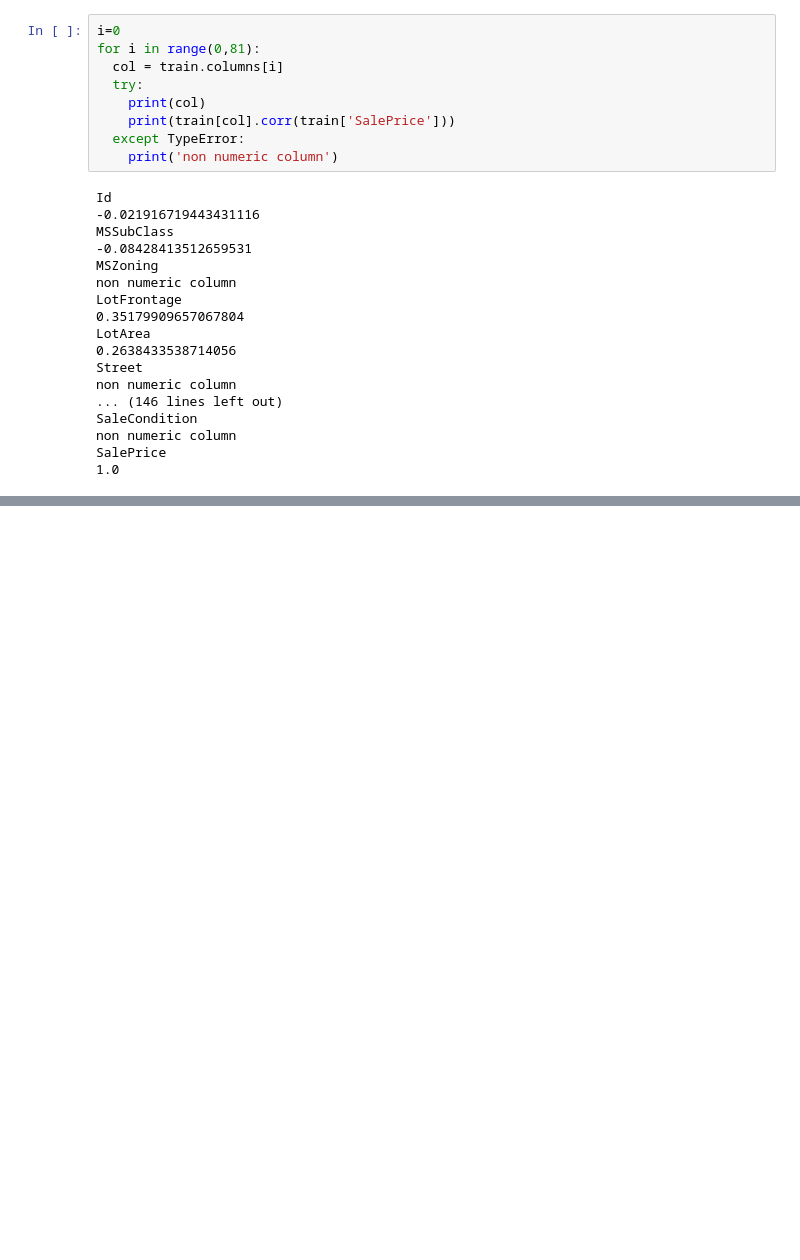
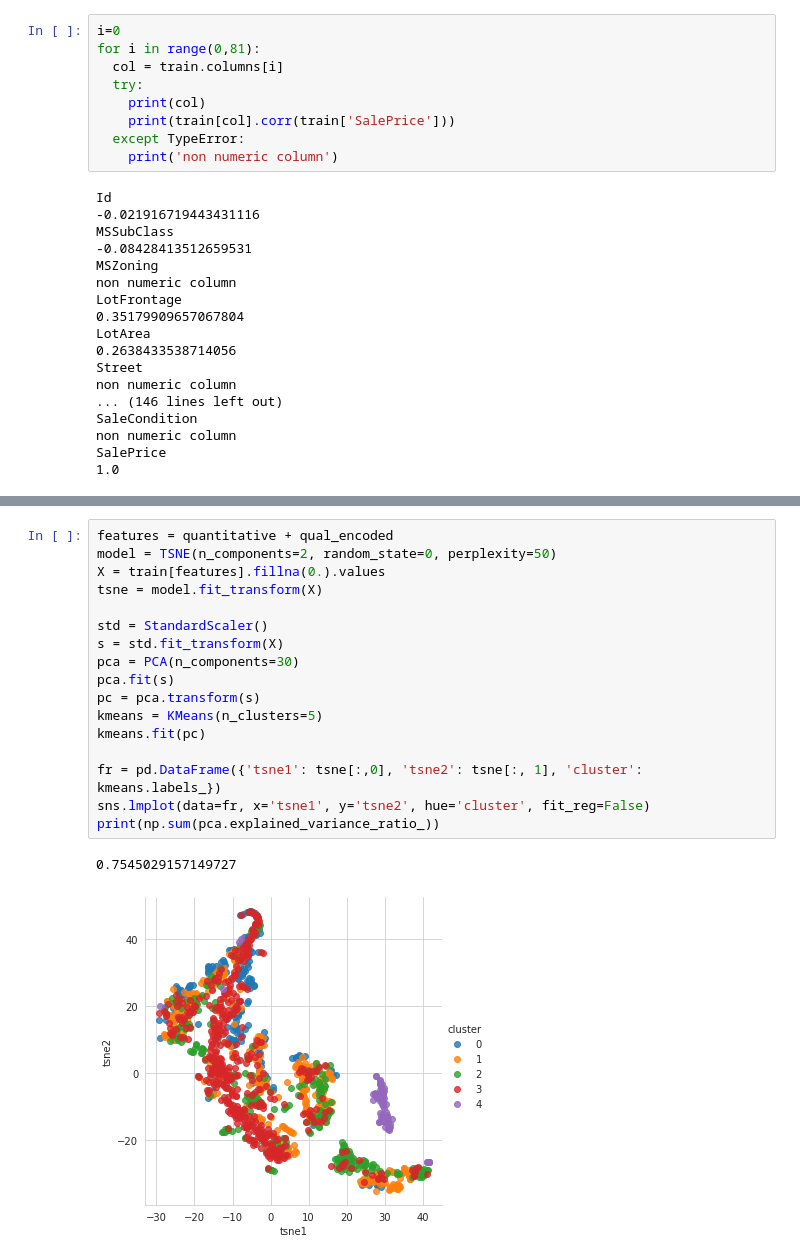
Before and after one commit to samp3209/ChamplainDataScienceClub, a Jupyter notebook: HousingRegression.ipynb, the cells around one changed output, grey strips where cells are left out. Saved outputs shown, nothing was run; the diff lists cells and outputs as text; blank space fills up the shorter version.

```diff
--- a/HousingRegression.ipynb
+++ b/HousingRegression.ipynb
@@ -85,0 +172,20 @@ SalePrice
+# %%
+features = quantitative + qual_encoded
+model = TSNE(n_components=2, random_state=0, perplexity=50)
+X = train[features].fillna(0.).values
+tsne = model.fit_transform(X)
+
+std = StandardScaler()
+s = std.fit_transform(X)
+pca = PCA(n_components=30)
+pca.fit(s)
+pc = pca.transform(s)
+kmeans = KMeans(n_clusters=5)
+kmeans.fit(pc)
+
+fr = pd.DataFrame({'tsne1': tsne[:,0], 'tsne2': tsne[:, 1], 'cluster': kmeans.labels_})
+sns.lmplot(data=fr, x='tsne1', y='tsne2', hue='cluster', fit_reg=False)
+print(np.sum(pca.explained_variance_ratio_))
+# %% [output]
+0.7545029157149727
+[figure, added]
```
Also changed, not shown: parts of 8 cells of this notebook.
